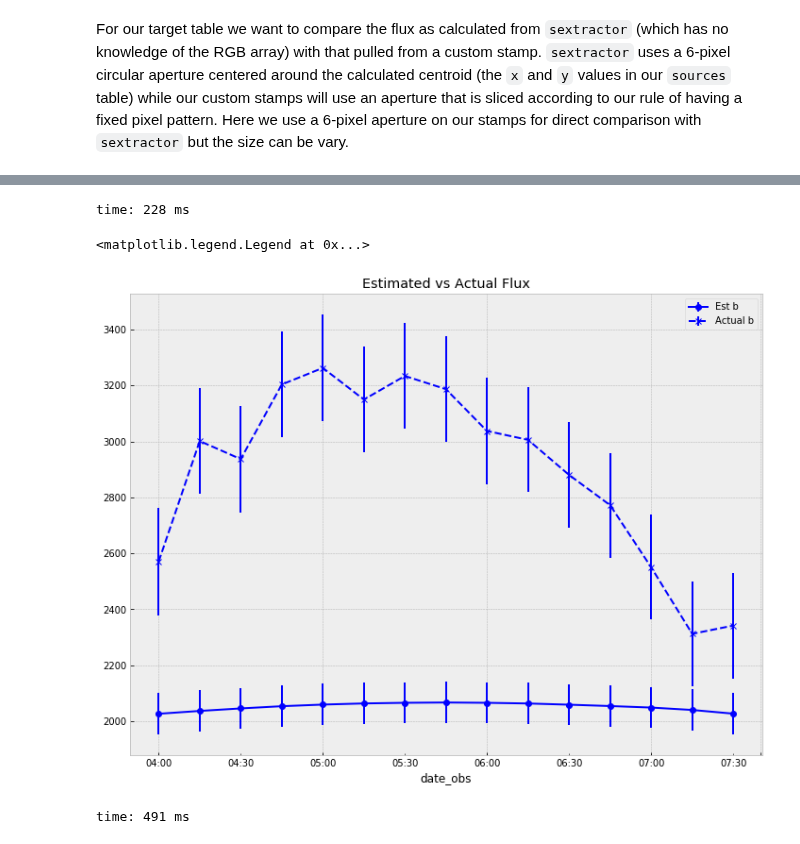
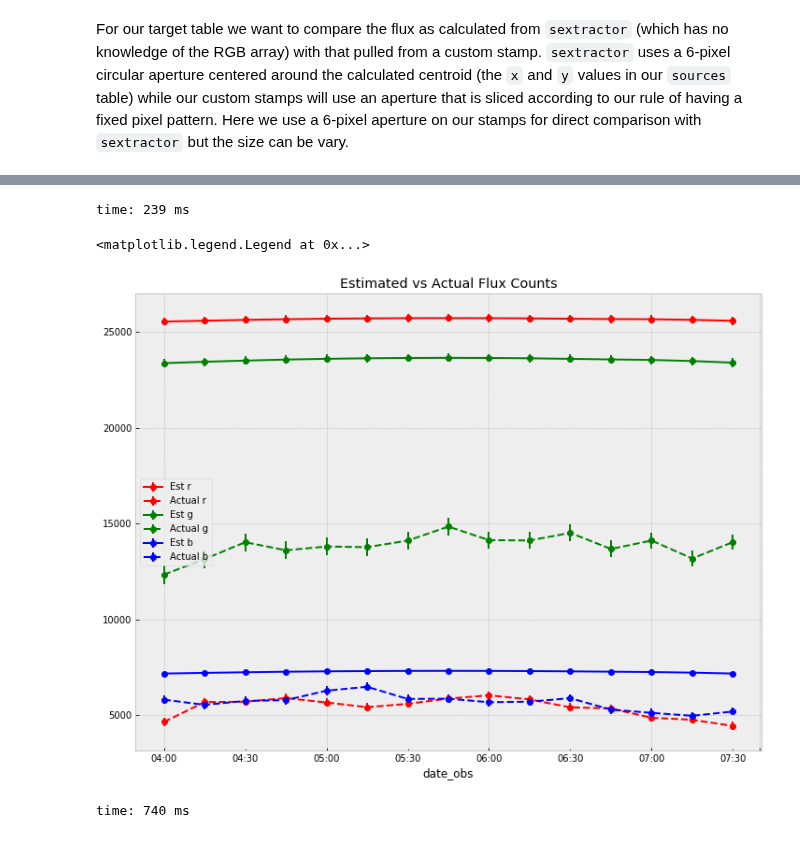
Before and after one commit to panoptes/panoptes-pipeline, a Jupyter notebook: notebooks/processing/PIAA-Estimate-Noise.ipynb, the cells around one changed output, grey strips where cells are left out. Drawn from its saved outputs; the diff is of its cells as text; code cells hidden in the pictures.

Commit message:
Fix title for plot

```diff
--- a/notebooks/processing/PIAA-Estimate-Noise.ipynb
+++ b/notebooks/processing/PIAA-Estimate-Noise.ipynb
@@ -113,7 +113,7 @@ filter_colors = {
 }
 
 mags = {
-    'R': star_info.gaiamag, # star_info.vmag - 0.46*(star_info.bmag - star_info.vmag) + 0.11,
+    'R': 7.1, #star_info.gaiamag, # star_info.vmag - 0.46*(star_info.bmag - star_info.vmag) + 0.11,
     'V': star_info.vmag,
     'B': star_info.bmag,
 }
@@ -139,7 +139,6 @@ for pid, target_table in tqdm(sources.groupby('picid'), total=num_sources):
                 aperture_area=aperture_area,
                 filter_name=filter_name,
                 airmass=airmass,
-                qe=qe
             ) * exptime
 
             # Apply RGGB pattern
@@ -160,6 +159,8 @@ for pid, target_table in tqdm(sources.groupby('picid'), total=num_sources):
             transmission = 0.5
             photons *= transmission
 
+            photons *= qe
+
             est_counts.append({
                 'date_obs': date_obs,
                 'picid': pid,
@@ -206,22 +207,22 @@ time: 677 µs
 binned_est = est_counts.groupby('color').resample(f'{bin_minutes}T').mean()
 binned_target = target_table.resample(f'{bin_minutes}T').mean()
 # %% [output]
-time: 228 ms
+time: 239 ms
 # %%
 plt.figure(figsize=(12, 9))
 
-for color in 'b':
+for color in 'rgb':
     color_data = binned_est.loc[color]
 
     est_noise = np.sqrt(color_data.photon_noise**2 + color_data.readout_noise**2 + color_data.scint_noise**2)
     target_noise = np.sqrt(binned_target[f'{color}_back_std']**2 + binned_target[f'{color}_readout_noise']**2 + binned_target[f'{color}_stamp_noise']**2)
 
     color_data.counts.plot(marker='o', color=color, yerr=(color_data.counts * est_noise), label=f'Est {color}')
-    binned_target[f'{color}_stamp'].plot(yerr=target_noise, color=color, marker='x', ls='--', label=f'Actual {color}')
+    binned_target[f'{color}_stamp'].plot(yerr=target_noise, color=color, marker='o', ls='--', label=f'Actual {color}')
 
-plt.title('Estimated vs Actual Flux')
+plt.title('Estimated vs Actual Flux Counts')
 plt.legend()
 # %% [output]
 <matplotlib.legend.Legend at 0x...>
-[figure, old version]
+[figure, new version]
-time: 491 ms
+time: 740 ms
```
Also changed, not shown: parts of 11 cells of this notebook.
